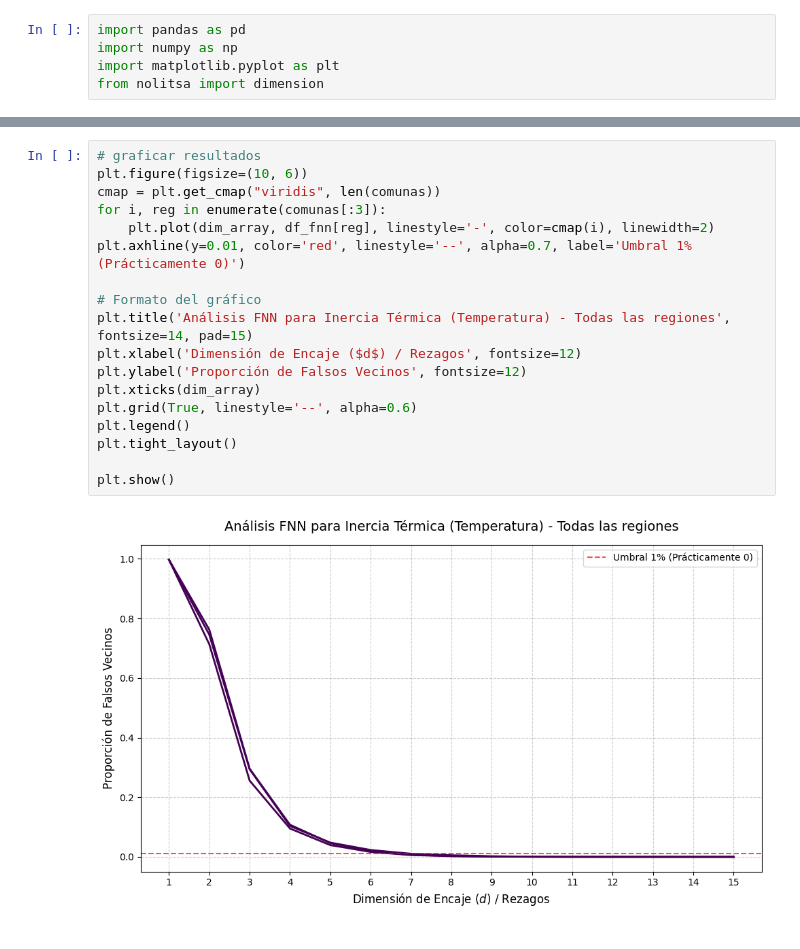
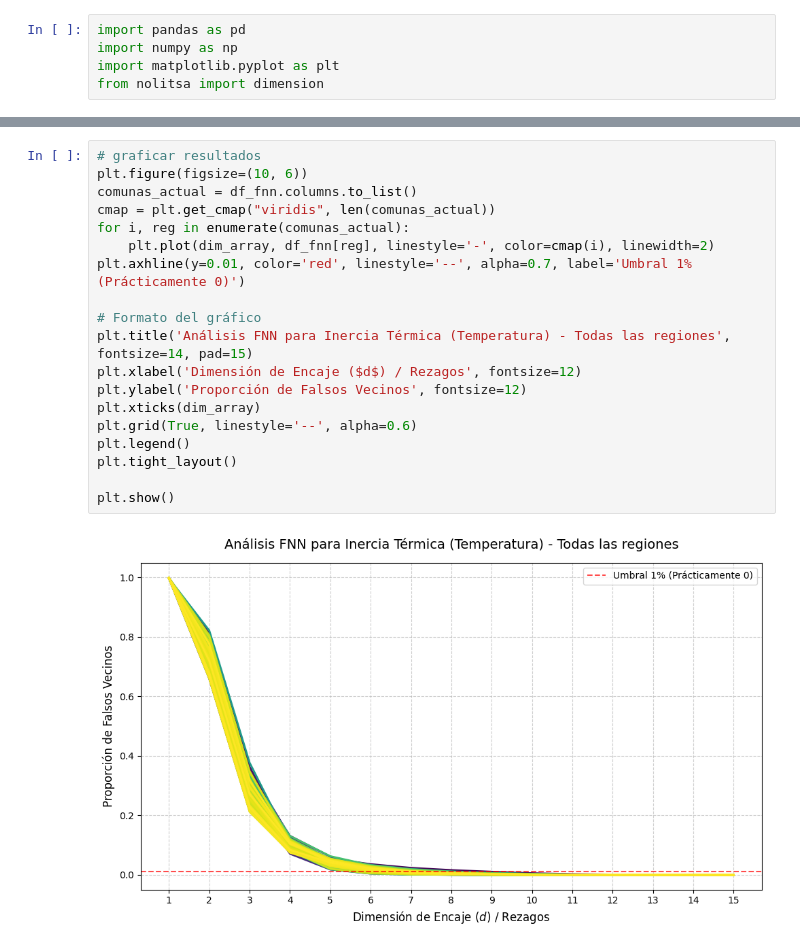
Before and after one commit to FCR-CSET-Merlin/MERLIN_EDM, a Jupyter notebook: prototipo_2/notebooks/lags_temperatura.ipynb, the cells around one changed output, grey strips where cells are left out. Cells and saved outputs as stored; diff of their text form.

Commit message:
Gráfico temperaturas por comuna

```diff
--- a/prototipo_2/notebooks/lags_temperatura.ipynb
+++ b/prototipo_2/notebooks/lags_temperatura.ipynb
@@ -65,20 +71,21 @@ KeyboardInterrupt:
 # %%
 # graficar resultados
 plt.figure(figsize=(10, 6))
-cmap = plt.get_cmap("viridis", len(comunas))
-for i, reg in enumerate(comunas[:3]):
+comunas_actual = df_fnn.columns.to_list()
+cmap = plt.get_cmap("viridis", len(comunas_actual))
+for i, reg in enumerate(comunas_actual):
     plt.plot(dim_array, df_fnn[reg], linestyle='-', color=cmap(i), linewidth=2)
 plt.axhline(y=0.01, color='red', linestyle='--', alpha=0.7, label='Umbral 1% (Prácticamente 0)')
 
 # Formato del gráfico
 plt.title('Análisis FNN para Inercia Térmica (Temperatura) - Todas las regiones', fontsize=14, pad=15)
 plt.xlabel('Dimensión de Encaje ($d$) / Rezagos', fontsize=12)
 plt.ylabel('Proporción de Falsos Vecinos', fontsize=12)
 plt.xticks(dim_array)
 plt.grid(True, linestyle='--', alpha=0.6)
 plt.legend()
 plt.tight_layout()
 
 plt.show()
 # %% [output]
-[figure, old version]
+[figure, new version]
```
Also changed, not shown: parts of 2 cells of this notebook.
